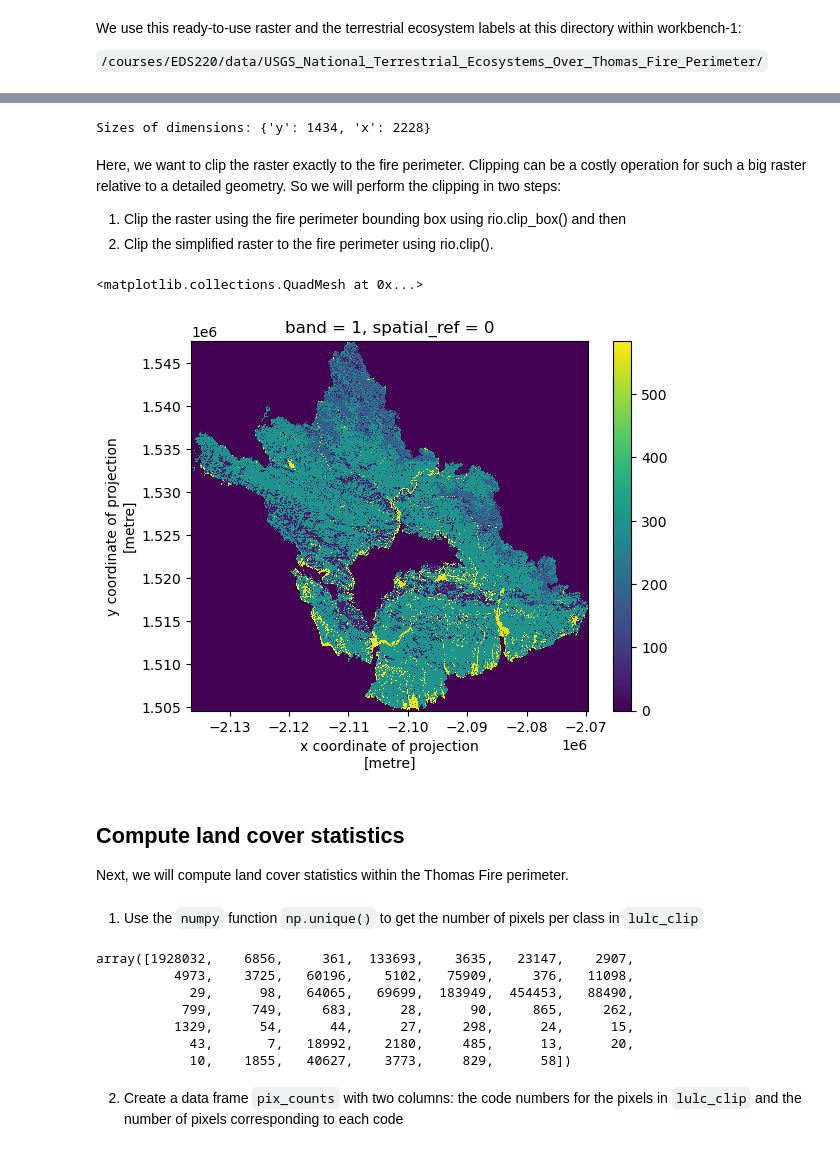
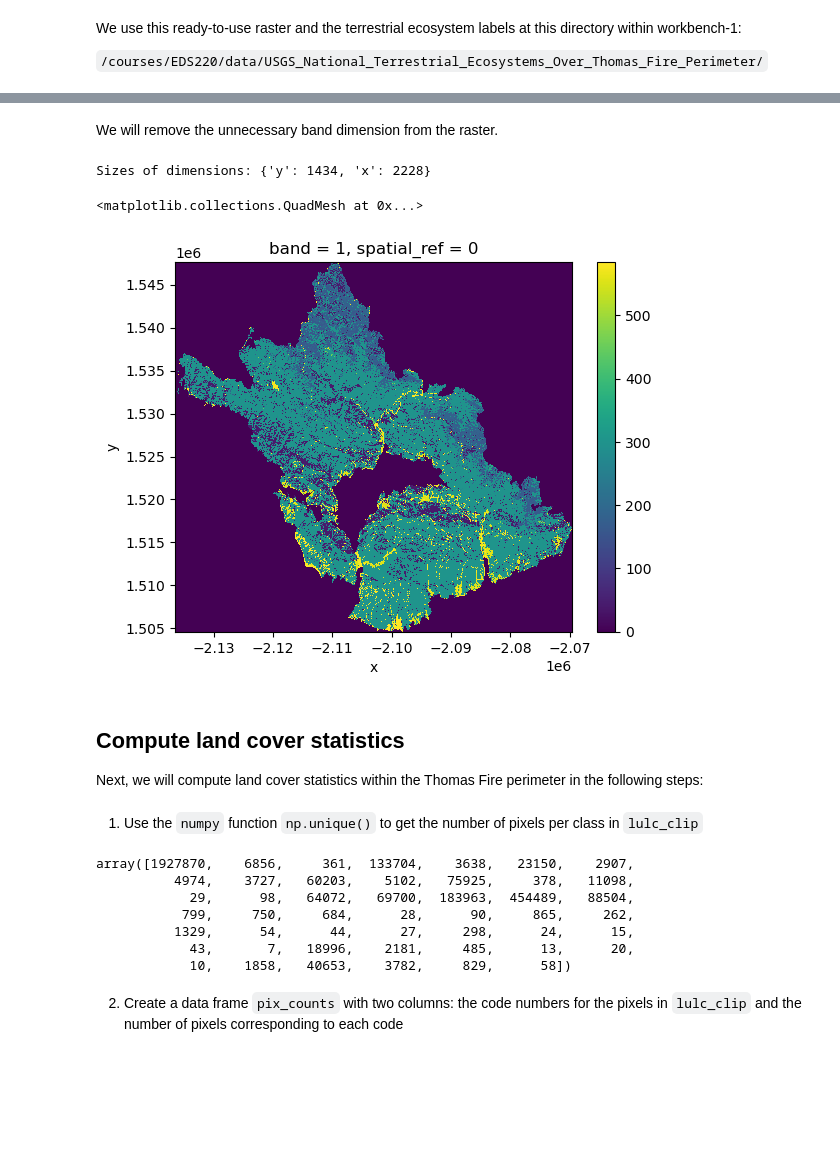
Before and after one commit to leirubinstein/eds220-hwk4, a Jupyter notebook: thomas-fire-blogpost.ipynb, the cells around one changed output, grey strips where cells are left out. Cells and saved outputs as stored; diff of their text form; code cells hidden in the pictures; blank space fills up the shorter version.

```diff
--- a/thomas-fire-blogpost.ipynb
+++ b/thomas-fire-blogpost.ipynb
@@ -264,15 +304,19 @@ We use this ready-to-use raster and the terrestrial ecosystem labels at this dir
 `/courses/EDS220/data/USGS_National_Terrestrial_Ecosystems_Over_Thomas_Fire_Perimeter/`
 # %%
 # Import data
-root = os.path.join('/',
-                   'courses',
-                   'EDS220',
-                   'data',
-                   'USGS_National_Terrestrial_Ecosystems_Over_Thomas_Fire_Perimeter')
+root = os.path.join(
+    "/",
+    "courses",
+    "EDS220",
+    "data",
+    "USGS_National_Terrestrial_Ecosystems_Over_Thomas_Fire_Perimeter",
+)
 
-fp1 = os.path.join(root, 'USGS_National_Terrestrial_Ecosystems_Over_Thomas_Fire_Perimeter.tif')
+fp1 = os.path.join(
+    root, "USGS_National_Terrestrial_Ecosystems_Over_Thomas_Fire_Perimeter.tif"
+)
 
-labels = pd.read_csv(os.path.join(root,'GAP_National_Terrestrial_Ecosystems.csv'))
+labels = pd.read_csv(os.path.join(root, "GAP_National_Terrestrial_Ecosystems.csv"))
 
 lulc = rioxr.open_rasterio(fp1)
 lulc
@@ -293,5 +337,7 @@ Attributes:
     _FillValue:              0
     scale_factor:            1.0
     add_offset:              0.0
+# %% [markdown]
+We will remove the unnecessary band dimension from the raster.
 # %%
 # Remove length 1 dimension (band)
@@ -299,41 +345,32 @@ lulc = lulc.squeeze()#.drop_vars('band')
 print("Sizes of dimensions:", dict(lulc.sizes))
 # %% [output]
 Sizes of dimensions: {'y': 1434, 'x': 2228}
-# %% [markdown]
-Here, we want to clip the raster exactly to the fire perimeter. Clipping can be a costly operation for such a big raster relative to a detailed geometry. So we will perform the clipping in two steps:
-
-1. Clip the raster using the fire perimeter bounding box using rio.clip_box() and then
-2. Clip the simplified raster to the fire perimeter using rio.clip().
 # %%
 # Match CRSs and verify update
 thomasfire_match = thomasfire.to_crs(lulc.rio.crs)
 assert thomasfire_match.crs == lulc.rio.crs
 
-lulc_clip = (lulc.rio.clip_box(*thomasfire_match.total_bounds)
-                 .rio.clip(thomasfire_match.geometry)
-                 )
-
-# Examine results
-lulc_clip.plot()
+# Plot the land cover data
+lulc.plot()
 # %% [output]
 <matplotlib.collections.QuadMesh at 0x...>
-[figure, old version]
+[figure, new version]
 # %% [markdown]
 ## Compute land cover statistics
 
-Next, we will compute land cover statistics within the Thomas Fire perimeter.
+Next, we will compute land cover statistics within the Thomas Fire perimeter in the following steps:
 # %% [markdown]
 1. Use the `numpy` function `np.unique()` to get the number of pixels per class in `lulc_clip`
 # %%
-np.unique(lulc_clip, return_counts = True)[1]
+np.unique(lulc, return_counts=True)[1]
 # %% [output]
-array([1928032,    6856,     361,  133693,    3635,   23147,    2907,
-          4973,    3725,   60196,    5102,   75909,     376,   11098,
-            29,      98,   64065,   69699,  183949,  454453,   88490,
-           799,     749,     683,      28,      90,     865,     262,
+array([1927870,    6856,     361,  133704,    3638,   23150,    2907,
+          4974,    3727,   60203,    5102,   75925,     378,   11098,
+            29,      98,   64072,   69700,  183963,  454489,   88504,
+           799,     750,     684,      28,      90,     865,     262,
           1329,      54,      44,      27,     298,      24,      15,
-            43,       7,   18992,    2180,     485,      13,      20,
-            10,    1855,   40627,    3773,     829,      58])
+            43,       7,   18996,    2181,     485,      13,      20,
+            10,    1858,   40653,    3782,     829,      58])
 # %% [markdown]
 2. Create a data frame `pix_counts` with two columns: the code numbers for the pixels in `lulc_clip` and the number of pixels corresponding to each code
 # %%
```
Also changed, not shown: parts of 45 cells of this notebook, 1 other file.
